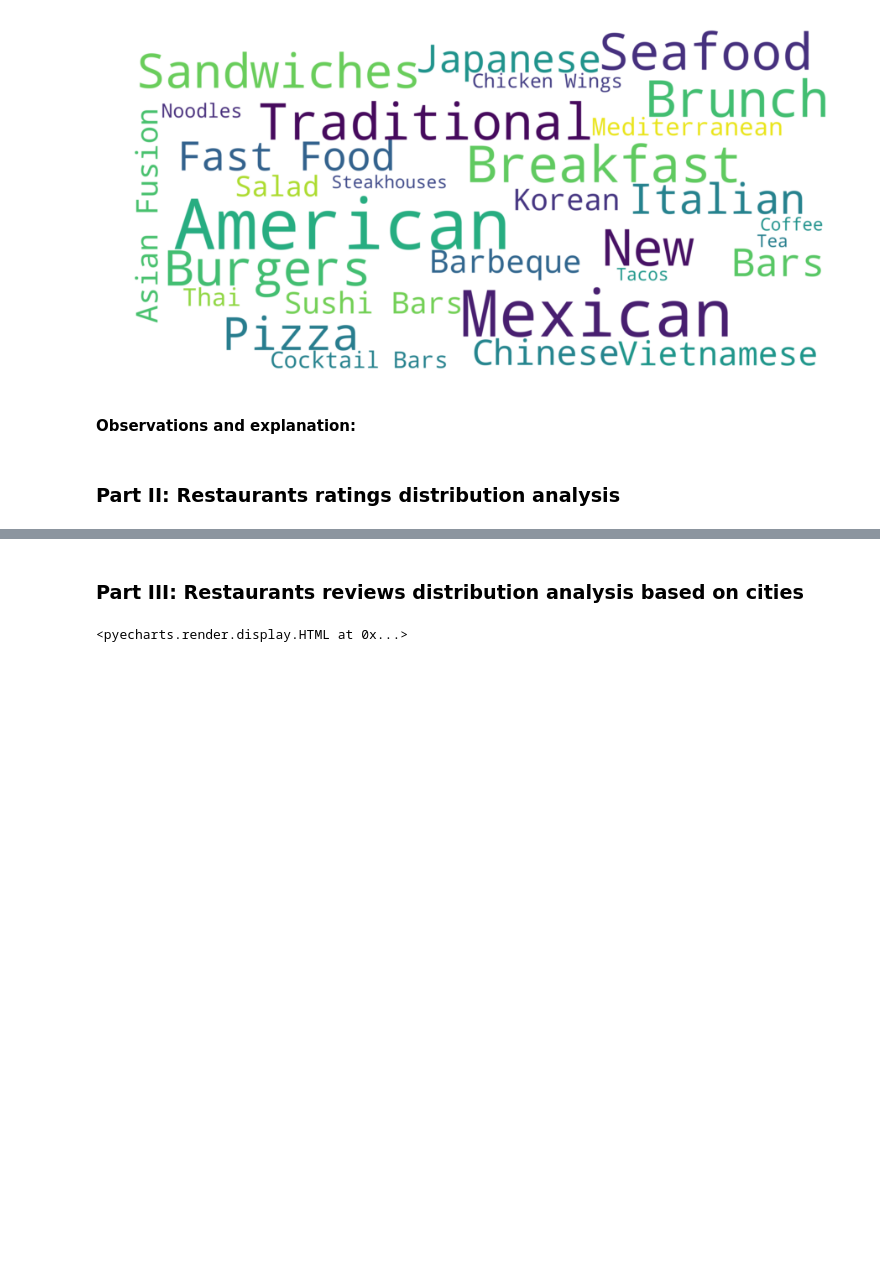
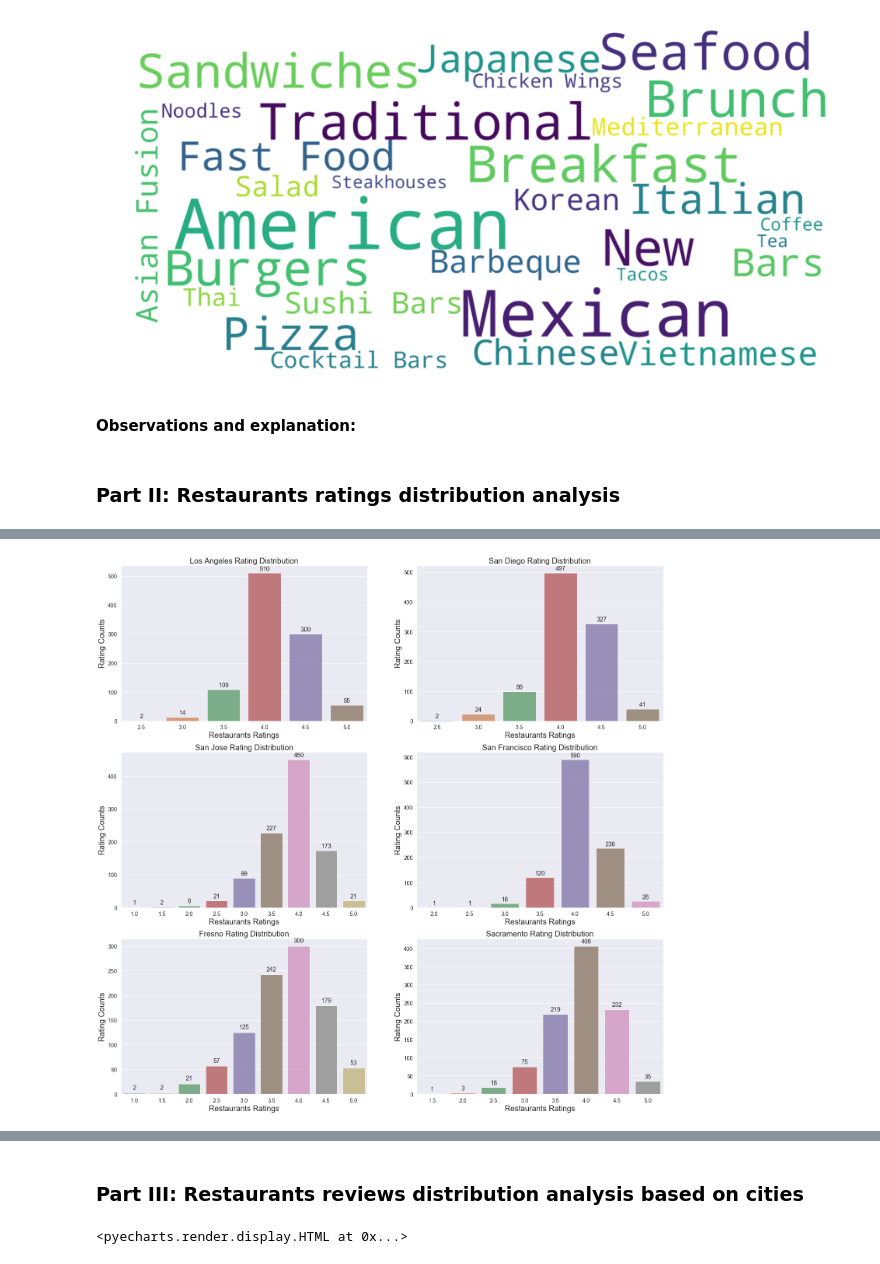
Before and after one commit to Chenghan-Sun/AdvDS-Analysis, a Jupyter notebook: Notebooks/Main_notebook.ipynb, the cells around one changed output, grey strips where cells are left out. Saved outputs shown, nothing was run; the diff lists cells and outputs as text; code cells hidden in the pictures; blank space fills up the shorter version.

```diff
--- a/Notebooks/Main_notebook.ipynb
+++ b/Notebooks/Main_notebook.ipynb
@@ -495,0 +518,40 @@ plt.show()
+# %%
+sns.set(rc={'figure.figsize':(25,25)})
+sns.set(font_scale=1.3)
+# Los Angeles
+plt.subplot(321)
+ratdist = RatdistPlot(yelp_df_la)
+clean_yelp_df_la = ratdist.clean_each_city_df()
+ratdist.plot(clean_yelp_df_la, 20, "Los Angeles Rating Distribution")
+
+# San Diego
+plt.subplot(322)
+ratdist = RatdistPlot(yelp_df_sd)
+clean_yelp_df_sd = ratdist.clean_each_city_df()
+ratdist.plot(clean_yelp_df_sd, 20, "San Diego Rating Distribution")
+
+# San Jose
+plt.subplot(323)
+ratdist = RatdistPlot(yelp_df_sj)
+clean_yelp_df_sj = ratdist.clean_each_city_df()
+ratdist.plot(clean_yelp_df_sj, 20, "San Jose Rating Distribution")
+
+# San Francisco
+plt.subplot(324)
+ratdist = RatdistPlot(yelp_df_sf)
+clean_yelp_df_sf = ratdist.clean_each_city_df()
+ratdist.plot(clean_yelp_df_sf, 20, "San Francisco Rating Distribution")
+
+# Fresno
+plt.subplot(325)
+ratdist = RatdistPlot(yelp_df_fr)
+clean_yelp_df_fr = ratdist.clean_each_city_df()
+ratdist.plot(clean_yelp_df_fr, 20, "Fresno Rating Distribution")
+
+# Sacramento
+plt.subplot(326)
+ratdist = RatdistPlot(yelp_df_sc)
+clean_yelp_df_sc = ratdist.clean_each_city_df()
+ratdist.plot(clean_yelp_df_sc, 20, "Sacramento Rating Distribution")
+# %% [output]
+[figure, added]
```
Also changed, not shown: parts of 7 cells of this notebook.
